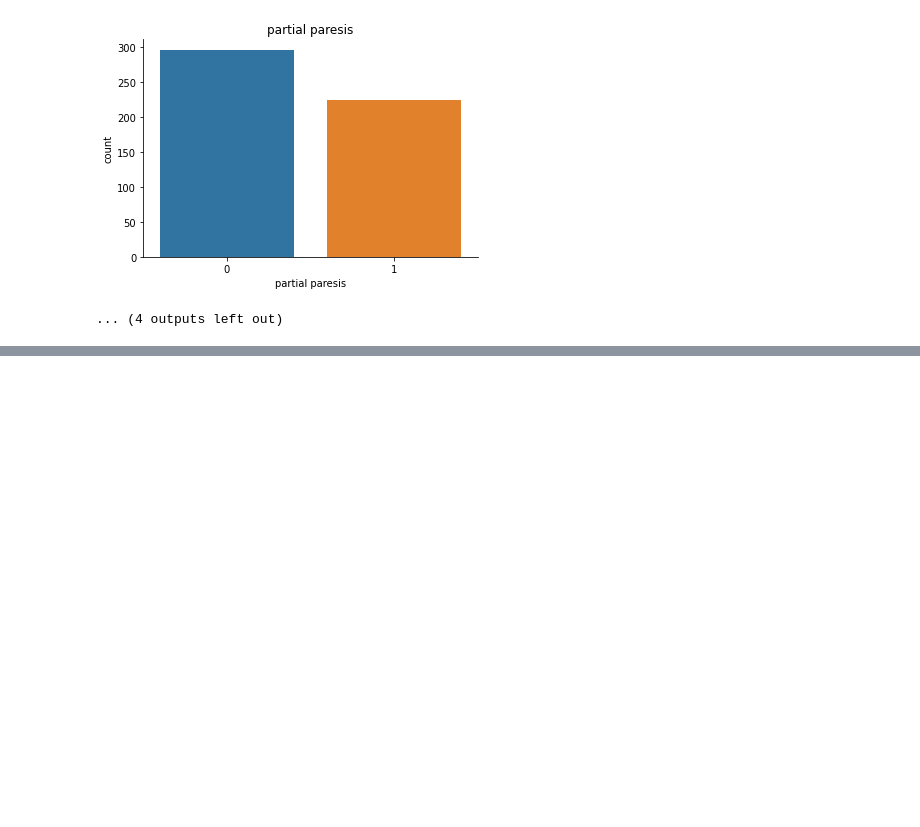
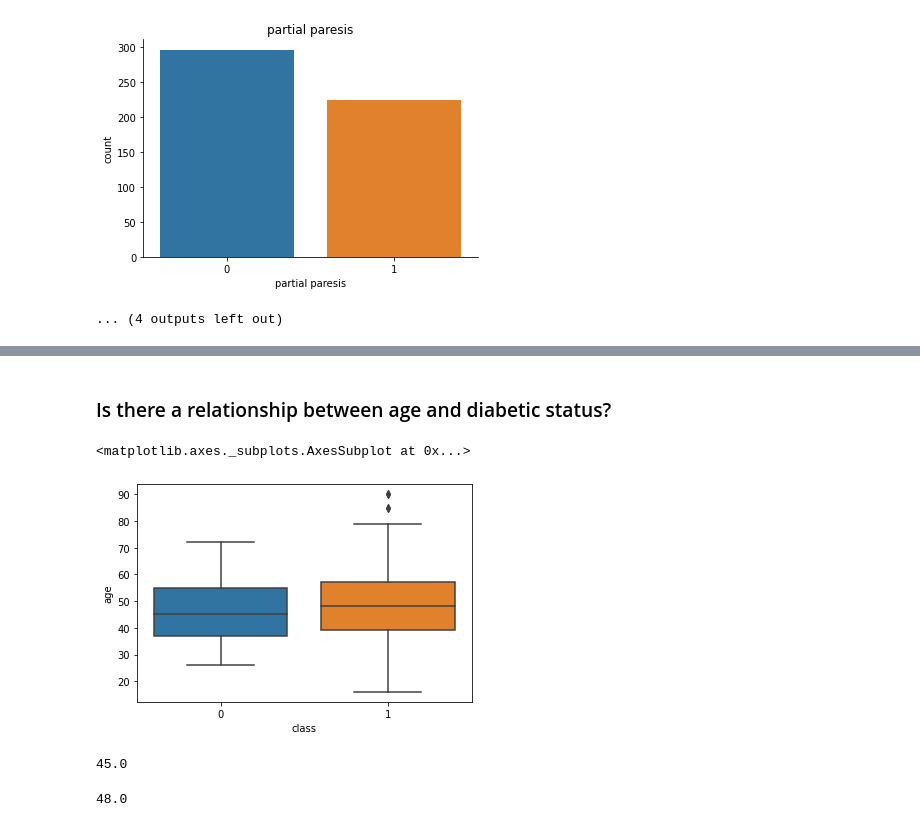
Before and after one commit to Imanhamza/Diabetes_early_stage_detection, a Jupyter notebook: early_diabetes.ipynb, the cells around one changed output, grey strips where cells are left out. Drawn from its saved outputs; the diff is of its cells as text; code cells hidden in the pictures; blank space fills up the shorter version.

```diff
--- a/early_diabetes.ipynb
+++ b/early_diabetes.ipynb
@@ -176,0 +219,17 @@ for column in columns:
+# %% [markdown]
+### Is there a relationship between age and diabetic status?
+# %%
+sns.boxplot(df['class'], df['age'])
+# %% [output]
+<matplotlib.axes._subplots.AxesSubplot at 0x...>
+[figure, added]
+# %%
+no_diabetes = df[df['class'] == 0]
+no_diabetes['age'].median()
+# %% [output]
+45.0
+# %%
+diabetes = df[df['class'] == 1]
+diabetes['age'].median()
+# %% [output]
+48.0
```
Also changed, not shown: parts of 13 cells of this notebook.
